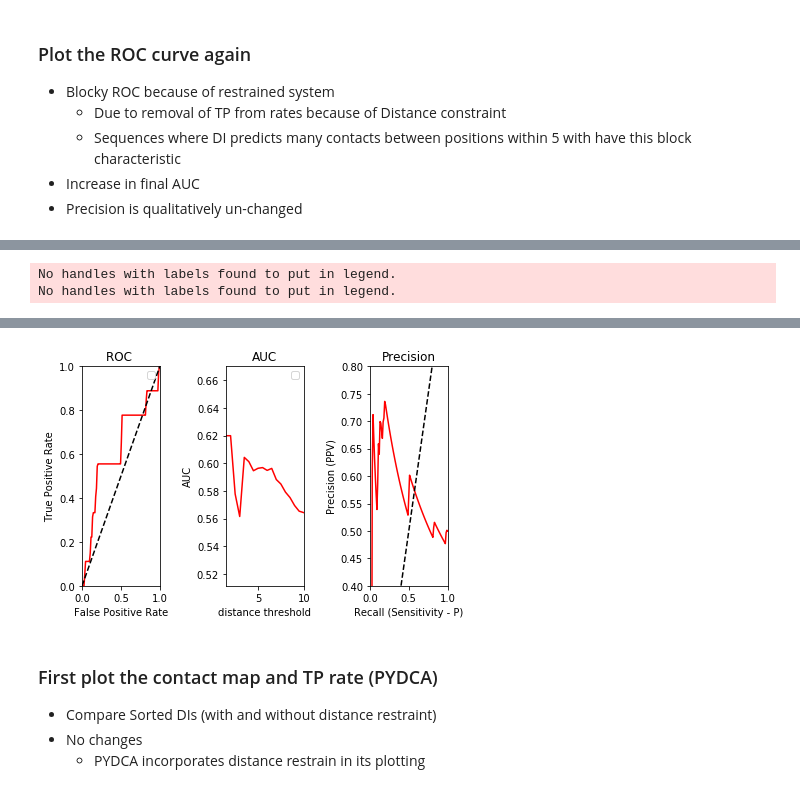
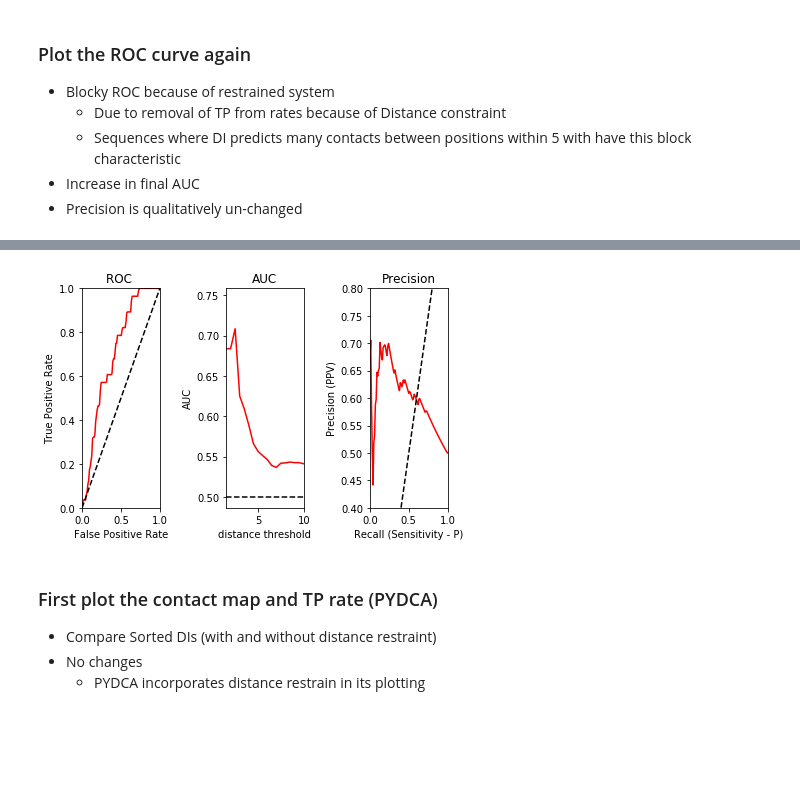
Before and after one commit to evancresswell/DCA_ER_old, a Jupyter notebook: block_ROC.ipynb, the cells around one changed output, grey strips where cells are left out. Saved outputs shown, nothing was run; the diff lists cells and outputs as text; code cells hidden in the pictures; blank space fills up the shorter version.

```diff
--- a/block_ROC.ipynb
+++ b/block_ROC.ipynb
@@ -56,7 +56,7 @@ tools.hide_toggle()
 # %%
 # Read in Protein structure
 data_path = '../Pfam-A.full'
-pfam_id = 'PF00011'
+pfam_id = 'PF04542'
 
 pdb = np.load('%s/%s/pdb_refs.npy'%(data_path,pfam_id))
 
@@ -129,18 +129,31 @@ print("Print top 10 pairs")
 for site_pair,score in sorted_DI_mf[:10]:
     print(site_pair,score)
 
-sorted_DI_mf_dr = sorted_DI_mf.copy()
-count = 0
-for site_pair, score in sorted_DI_mf_dr:
-    if abs(site_pair[0] - site_pair[1])<5:
-        sorted_DI_mf_dr[count] = site_pair,0
-    count += 1
-sorted_DI_mf_dr.sort(key=lambda x:x[1],reverse=True)
-
-#print("s-index",s_index)
 print("\n Re-sort and Print top 10 pairs w/ Distance Restraint")
+sorted_DI_mf_dr = tools.distance_restr_sortedDI(sorted_DI_mf)
 for site_pair, score in sorted_DI_mf_dr[:10]:
     print(site_pair, score)
+
+"""
+Re-casting uneccessary since the visualization takes a reference sequence which is also processed (ie cols removed)
+# Re-cast sorted DI pairs to original index, using s_index
+#from data_processing import recast_sorted_DI(sorted_DI_mf_dr, s_index)
+def recast_sorted_DI(sorted_DI_in, s_index, original_size=False):
+    sorted_DI = sorted_DI_in.copy()
+    for i,x in enumerate(sorted_DI):
+        #print(x)
+        sorted_DI[i] = ((s_index[x[0][0]],s_index[x[0][1]]),x[1])
+        #print(((s_index[x[0][0]],s_index[x[0][1]]),x[1]))
+    DI_mat = np.zeros((s_index[-1]+1,s_index[-1]+1))
+    for coupling in sorted_DI:
+        DI_mat[coupling[0][0],coupling[0][1]] = coupling[1]
+        DI_mat[coupling[0][1],coupling[0][0]] = coupling[1]
+    return sorted_DI, DI_mat
+print('\nrecast sorted DI using s_index:\n',s_index,'\n')
+sorted_DI_mf_dr_recast, di_mf_dr_recast = recast_sorted_DI(sorted_DI_mf_dr,s_index)
+for site_pair, score in sorted_DI_mf_dr_recast[:10]:
+    print(site_pair, score)
+"""
 
 # Generate Direct Information matrix
 di_mf = np.zeros((N,N))
@@ -308,39 +321,35 @@ plt.xlim([0,1])
 plt.ylim([0,1])
 plt.xlabel('False Positive Rate')
 plt.ylabel('True Positive Rate')
-plt.legend()
 
 # Plot AUC for DCA and ER
 plt.subplot2grid((1,3),(0,1))
 plt.title('AUC')
 plt.plot([ct_thres.min(),ct_thres.max()],[0.5,0.5],'k--')
 plt.plot(ct_thres,auc_mf_DR,'r-')
 plt.ylim([auc_mf_DR.min()-0.05,auc_mf_DR.max()+0.05])
 plt.xlim([ct_thres.min(),ct_thres.max()])
 plt.xlabel('distance threshold')
 plt.ylabel('AUC')
-plt.legend()
 
 # Plot Precision of optimal DCA and ER
 plt.subplot2grid((1,3),(0,2))
 plt.title('Precision')
 plt.plot( p0_mf_DR,tp0_mf_DR / (tp0_mf_DR + fp0_mf_DR),'r-')
 plt.plot([0,1],[0,1],'k--')
 plt.xlim([0,1])
 #plt.ylim([0,1])
 plt.ylim([.4,.8])
 plt.xlabel('Recall (Sensitivity - P)')
 plt.ylabel('Precision (PPV)')
 
 plt.tight_layout(h_pad=1, w_pad=1.5)
 
 
 tools.hide_toggle()
 # %% [output]
-No handles with labels found to put in legend.
-No handles with labels found to put in legend.
 [interactive output not drawn]
-[figure, old version]
+[figure, new version]
 # %% [markdown]
 ### First plot the contact map and TP rate (PYDCA)
 * Compare Sorted DIs (with and without distance restraint)
```
Also changed, not shown: parts of 10 cells of this notebook, 6 other files.
